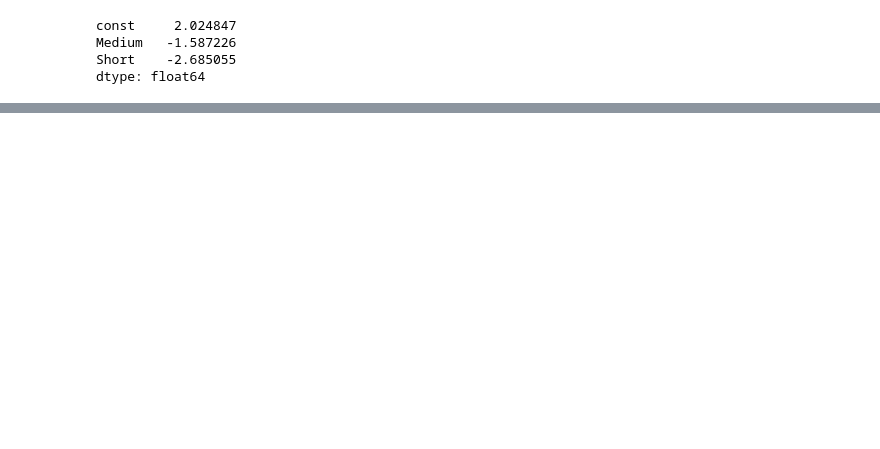
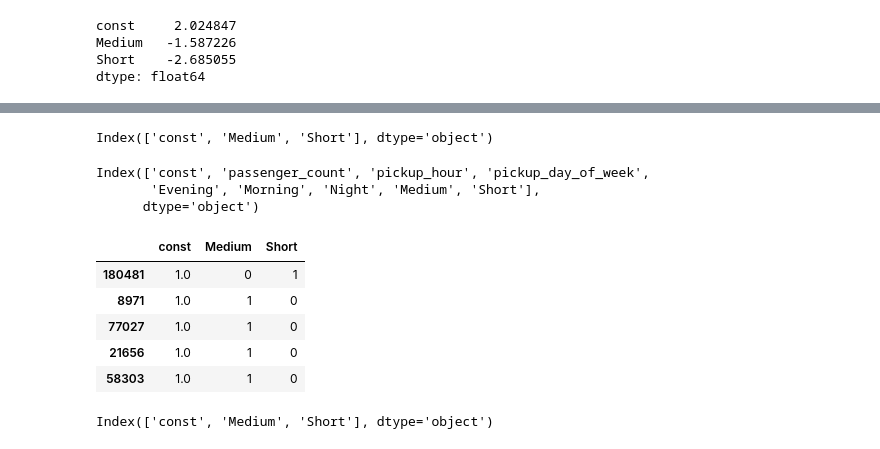
Before and after one commit to Aashhajare07/UBER---Predict-the-fare-amount-of-future-rides, a Jupyter notebook: Project_Uber.ipynb, the cells around one changed output, grey strips where cells are left out. Drawn from its saved outputs; the diff is of its cells as text; code cells hidden in the pictures; blank space fills up the shorter version.

```diff
--- a/Project_Uber.ipynb
+++ b/Project_Uber.ipynb
@@ -762,0 +832,31 @@ Notes:
+# %%
+X_test=df_test
+# %%
+X_test = sm.add_constant(X_test)
+# %%
+# Check the features used to train the lr model
+lr.params.index
+# %% [output]
+Index(['const', 'Medium', 'Short'], dtype='object')
+# %%
+X_test.columns
+# %% [output]
+Index(['const', 'passenger_count', 'pickup_hour', 'pickup_day_of_week',
+       'Evening', 'Morning', 'Night', 'Medium', 'Short'],
+      dtype='object')
+# %%
+X = X_test.drop(['passenger_count','pickup_hour','pickup_day_of_week','Evening','Morning', 'Night'], axis = 1)
+# %%
+X.head()
+# %% [output]
+|  | const | Medium | Short |
+| 180481 | 1.0 | 0 | 1 |
+| 8971 | 1.0 | 1 | 0 |
+| 77027 | 1.0 | 1 | 0 |
+| 21656 | 1.0 | 1 | 0 |
+| 58303 | 1.0 | 1 | 0 |
+# %%
+# Check the features in X_test
+X.columns
+# %% [output]
+Index(['const', 'Medium', 'Short'], dtype='object')
```
Also changed, not shown: parts of 33 cells of this notebook.
